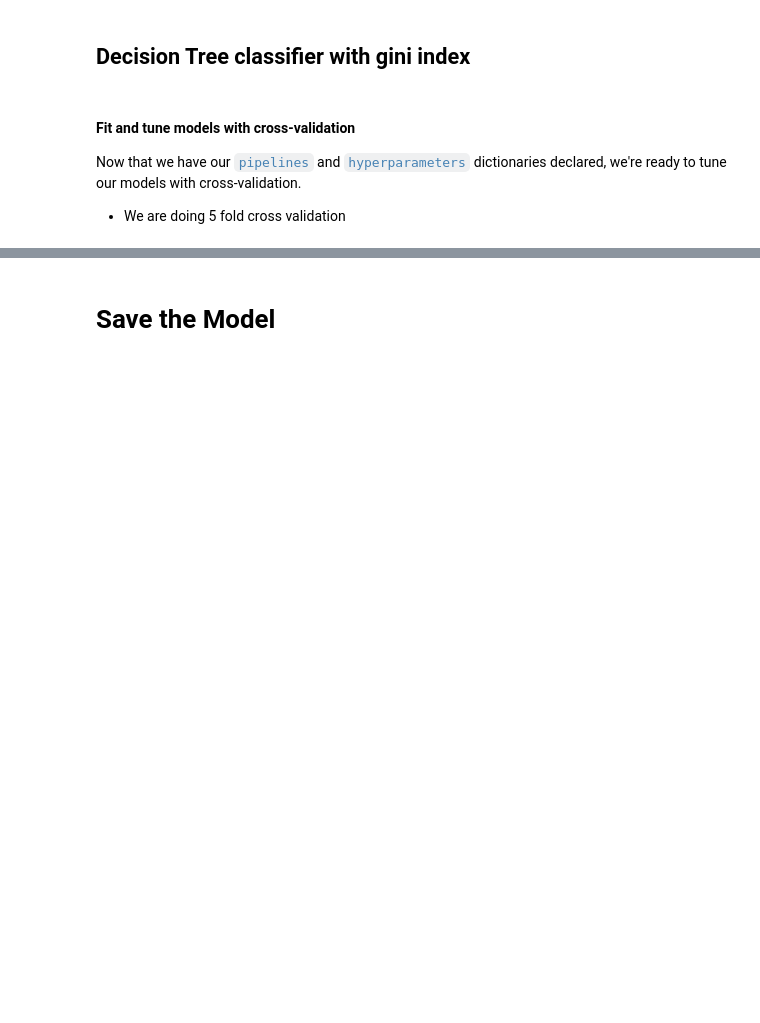
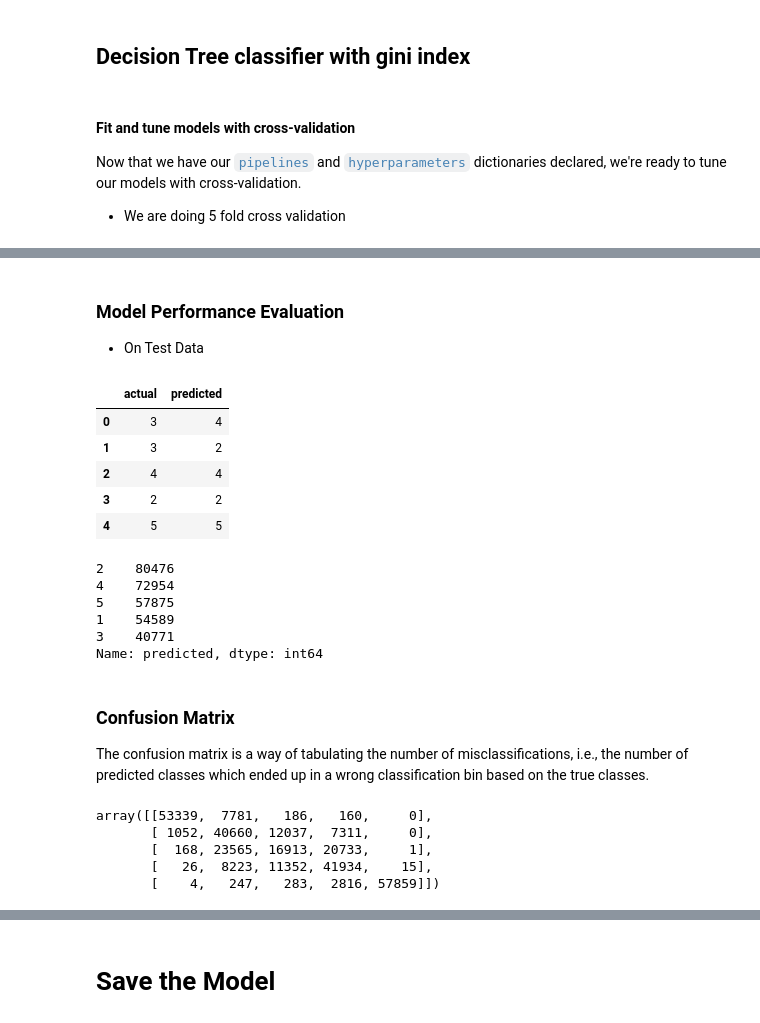
Before and after one commit to Niranjankumar-c/PredictBuildingDamage_MLChallenge, a Jupyter notebook: PredictingBuildingDamage_Trees.ipynb, the cells around one changed output, grey strips where cells are left out. Saved outputs shown, nothing was run; the diff lists cells and outputs as text; code cells hidden in the pictures; blank space fills up the shorter version.

```diff
--- a/PredictingBuildingDamage_Trees.ipynb
+++ b/PredictingBuildingDamage_Trees.ipynb
@@ -539,0 +577,35 @@ DecisionTreeClassifier(class_weight=None, criterion='gini', max_depth=11,
+# %% [markdown]
+### Model Performance Evaluation
+- On Test Data
+# %%
+tree_test_pred = pd.DataFrame({'actual': y_test_so, 'predicted': clf_model.predict(X_test_so)})
+tree_test_pred.head()
+# %% [output]
+|  | actual | predicted |
+| 0 | 3 | 4 |
+| 1 | 3 | 2 |
+| 2 | 4 | 4 |
+| 3 | 2 | 2 |
+| 4 | 5 | 5 |
+# %%
+tree_test_pred.predicted.value_counts()
+# %% [output]
+2    80476
+4    72954
+5    57875
+1    54589
+3    40771
+Name: predicted, dtype: int64
+# %% [markdown]
+### Confusion Matrix
+
+The confusion matrix is a way of tabulating the number of misclassifications, i.e., the number of predicted classes which ended up in a wrong classification bin based on the true classes.
+# %%
+#confusion matrix
+metrics.confusion_matrix(tree_test_pred.actual,tree_test_pred.predicted)
+# %% [output]
+array([[53339,  7781,   186,   160,     0],
+       [ 1052, 40660, 12037,  7311,     0],
+       [  168, 23565, 16913, 20733,     1],
+       [   26,  8223, 11352, 41934,    15],
+       [    4,   247,   283,  2816, 57859]])
```
Also changed, not shown: parts of 32 cells of this notebook, 1 other file.
